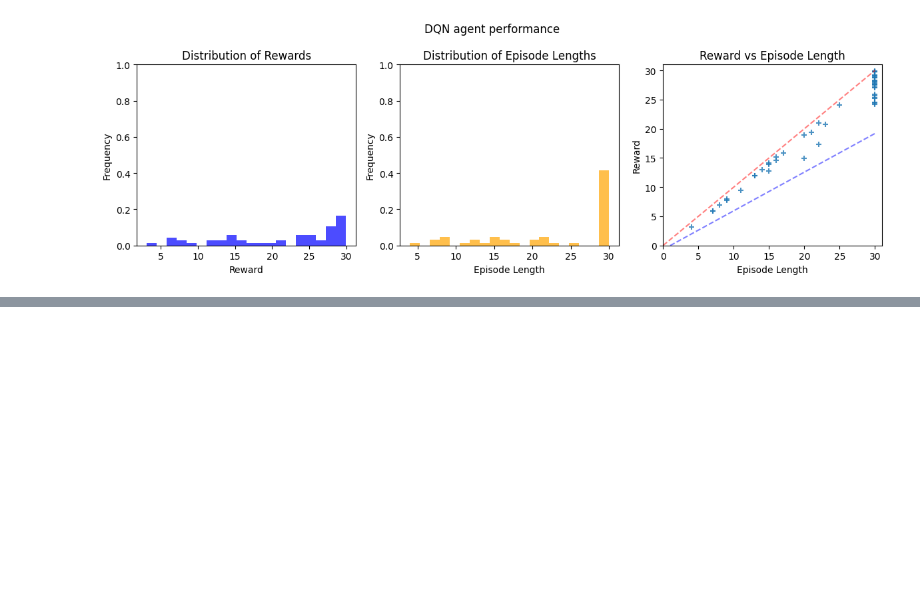
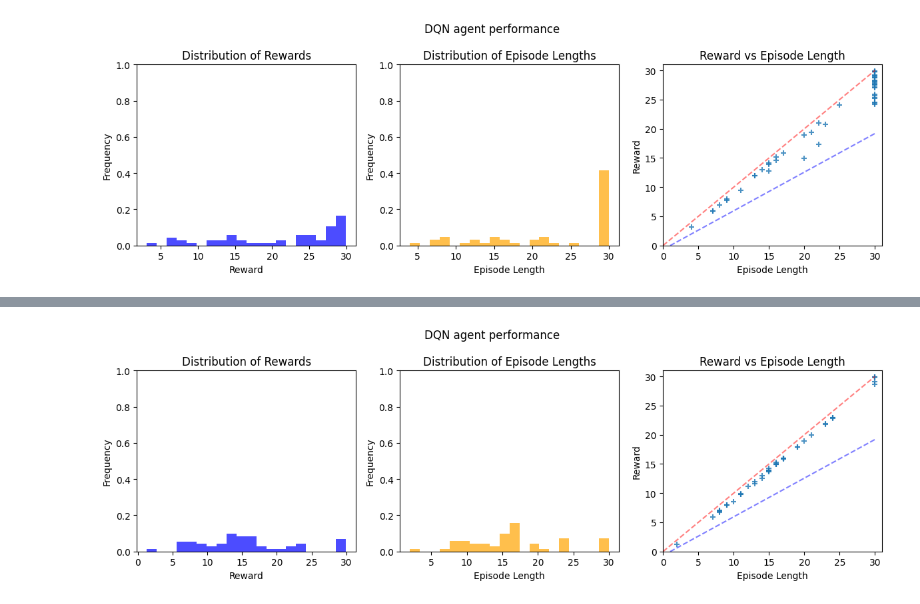
Before and after one commit to Limekaaa/highway-rl, a Jupyter notebook: dqn_analysis.ipynb, the cells around one changed output, grey strips where cells are left out. Saved outputs shown, nothing was run; the diff lists cells and outputs as text; code cells hidden in the pictures; blank space fills up the shorter version.

```diff
--- a/dqn_analysis.ipynb
+++ b/dqn_analysis.ipynb
@@ -179,0 +213,2 @@ plot_rewards_lengths(rewards, lengths, title="DQN agent performance")
+# %%
+rewards, lengths = eval_agent(env, dqn_sb3_agent, seeds=eval_seeds, show_progress=True)
@@ -179,0 +224,4 @@ plot_rewards_lengths(rewards, lengths, title="DQN agent performance")
+# %%
+plot_rewards_lengths(rewards, lengths, title="DQN agent performance")
+# %% [output]
+[figure, added]
```
Also changed, not shown: parts of 6 cells of this notebook, 30 other files.
